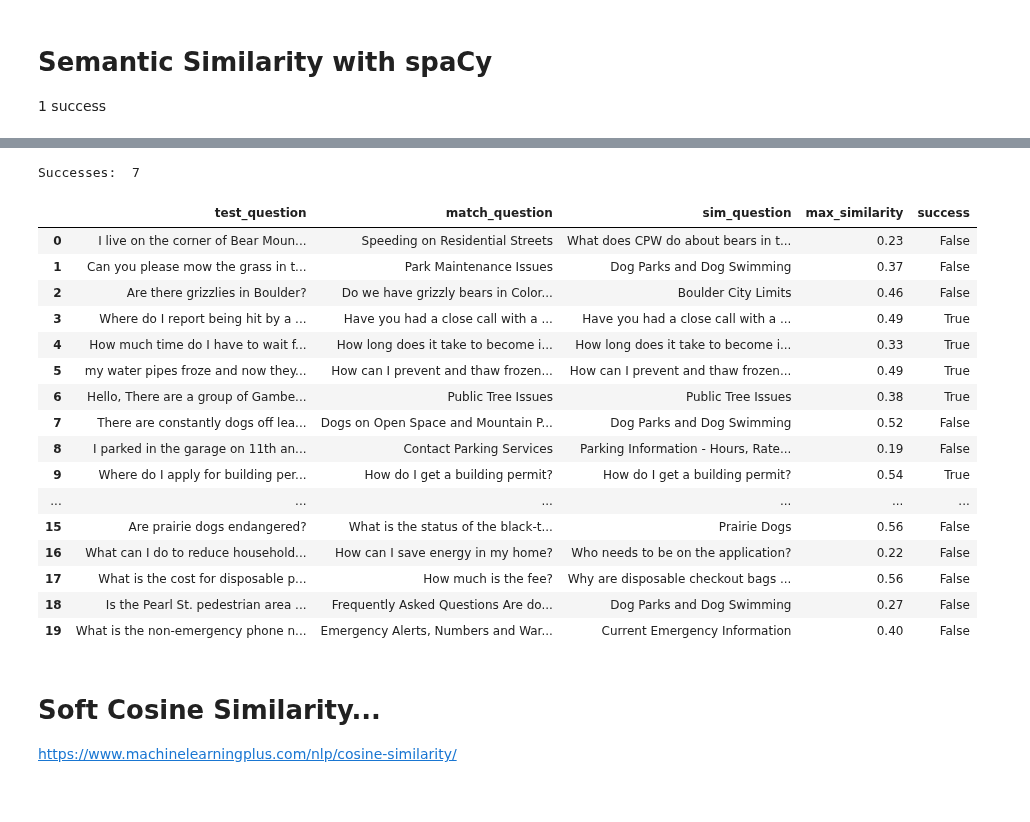
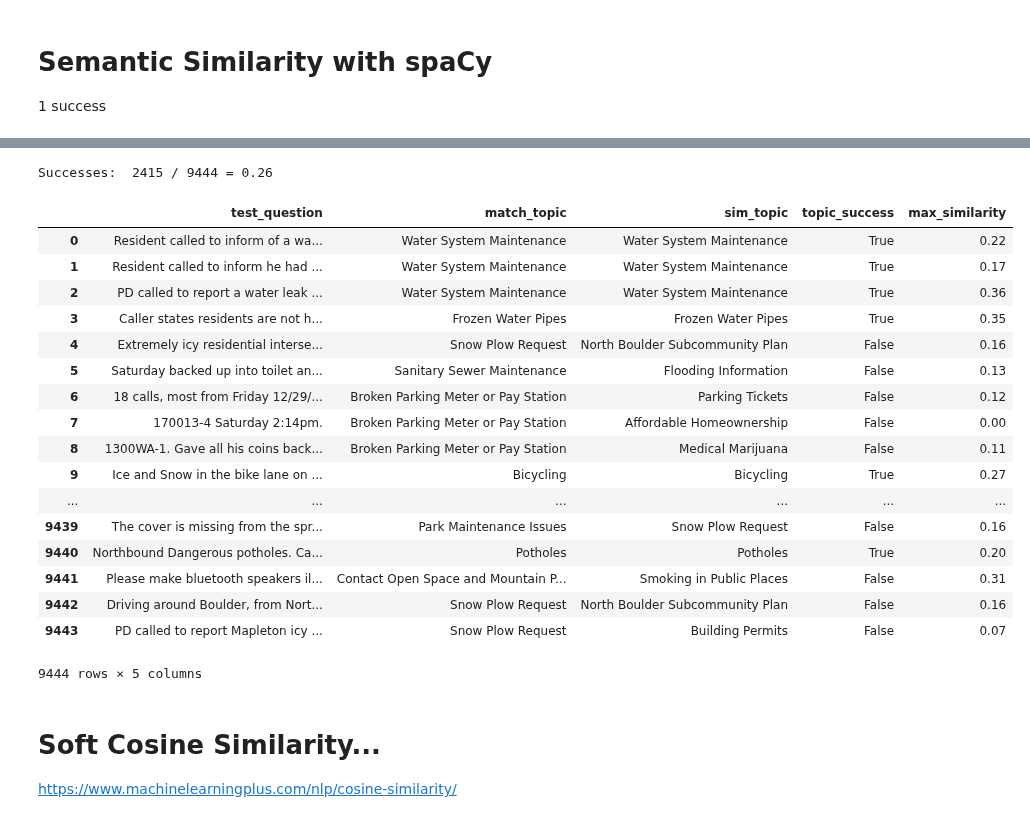
Before and after one commit to willtscott/inquire-boulder-chatbot, a Jupyter notebook: notebooks/faq-chatbot-sandbox.ipynb, the cells around one changed output, grey strips where cells are left out. Saved outputs shown, nothing was run; the diff lists cells and outputs as text; code cells hidden in the pictures.

```diff
--- a/notebooks/faq-chatbot-sandbox.ipynb
+++ b/notebooks/faq-chatbot-sandbox.ipynb
@@ -106,0 +132,10 @@ a_docs = [nlp(entry) for entry in faq.answer]
+# %%
+count_vect = CustomVectorizer(ngram_range=(1, 2), stop_words='english')
+bow_transformer = count_vect.fit(corpus)
+# Tranform corpus itself into BOW
+bow = bow_transformer.transform(corpus)
+
+# Create TFIDF transformer based on faq.question's BOW
+tfidf_transformer = TfidfTransformer().fit(bow)
+# Transform faq.question's BOW into TFIDF
+tfidf = tfidf_transformer.transform(bow)
@@ -134,34 +189,43 @@ def cosine_respond(row):
 
     index, sim = max_sim_skl(query)
 
-    row['sim_question'] = faq.question.iloc[index]
+    if 'match_question' in row.keys():
+        row['sim_question'] = faq.question.iloc[index]
+        row['question_success'] = row.sim_question == row.match_question
+
+    if 'match_topic' in row.keys():
+        row['sim_topic'] = faq.Topic.iloc[index]
+        row['topic_success'] = row.sim_topic == row.match_topic
+
+    row['max_similarity'] = round(sim, 2)
 #     row['info'] = faq.answer.iloc[index]
-    row['max_similarity'] = round(sim, 2)
-    row['success'] = row.sim_question == row.match_question
     return row
-# %%
-results['cosine_similarity'] = test.apply(cosine_respond, axis=1).success
-print('Successes: ', sum(results.cosine_similarity))
-test.apply(cosine_respond, axis=1)
-# %% [output]
-Successes:  7
-|  | test_question | match_question | sim_question | max_similarity | success |
-| 0 | I live on the corner of Bear Moun... | Speeding on Residential Streets | What does CPW do about bears in t... | 0.23 | False |
-| 1 | Can you please mow the grass in t... | Park Maintenance Issues | Dog Parks and Dog Swimming | 0.37 | False |
-| 2 | Are there grizzlies in Boulder? | Do we have grizzly bears in Color... | Boulder City Limits | 0.46 | False |
-| 3 | Where do I report being hit by a ... | Have you had a close call with a ... | Have you had a close call with a ... | 0.49 | True |
-| 4 | How much time do I have to wait f... | How long does it take to become i... | How long does it take to become i... | 0.33 | True |
-| 5 | my water pipes froze and now they... | How can I prevent and thaw frozen... | How can I prevent and thaw frozen... | 0.49 | True |
-| 6 | Hello, There are a group of Gambe... | Public Tree Issues | Public Tree Issues | 0.38 | True |
-| 7 | There are constantly dogs off lea... | Dogs on Open Space and Mountain P... | Dog Parks and Dog Swimming | 0.52 | False |
-| 8 | I parked in the garage on 11th an... | Contact Parking Services | Parking Information - Hours, Rate... | 0.19 | False |
-| 9 | Where do I apply for building per... | How do I get a building permit? | How do I get a building permit? | 0.54 | True |
-| ... | ... | ... | ... | ... | ... |
-| 15 | Are prairie dogs endangered? | What is the status of the black-t... | Prairie Dogs | 0.56 | False |
-| 16 | What can I do to reduce household... | How can I save energy in my home? | Who needs to be on the application? | 0.22 | False |
-| 17 | What is the cost for disposable p... | How much is the fee? | Why are disposable checkout bags ... | 0.56 | False |
-| 18 | Is the Pearl St. pedestrian area ... | Frequently Asked Questions Are do... | Dog Parks and Dog Swimming | 0.27 | False |
-| 19 | What is the non-emergency phone n... | Emergency Alerts, Numbers and War... | Current Emergency Information | 0.40 | False |
+# %%
+t = test.apply(cosine_respond, axis=1)
+# %%
+results['cosine_similarity'] = t.topic_success
+print('Successes: ', sum(results.cosine_similarity), '/', len(results), '=', round(sum(results.cosine_similarity) / len(results), 2))
+t
+# %% [output]
+Successes:  2415 / 9444 = 0.26
+|  | test_question | match_topic | sim_topic | topic_success | max_similarity |
+| 0 | Resident called to inform of a wa... | Water System Maintenance | Water System Maintenance | True | 0.22 |
+| 1 | Resident called to inform he had ... | Water System Maintenance | Water System Maintenance | True | 0.17 |
+| 2 | PD called to report a water leak ... | Water System Maintenance | Water System Maintenance | True | 0.36 |
+| 3 | Caller states residents are not h... | Frozen Water Pipes | Frozen Water Pipes | True | 0.35 |
+| 4 | Extremely icy residential interse... | Snow Plow Request | North Boulder Subcommunity Plan | False | 0.16 |
+| 5 | Saturday backed up into toilet an... | Sanitary Sewer Maintenance | Flooding Information | False | 0.13 |
+| 6 | 18 calls, most from Friday 12/29/... | Broken Parking Meter or Pay Station | Parking Tickets | False | 0.12 |
+| 7 | 170013-4 Saturday 2:14pm. | Broken Parking Meter or Pay Station | Affordable Homeownership | False | 0.00 |
+| 8 | 1300WA-1. Gave all his coins back... | Broken Parking Meter or Pay Station | Medical Marijuana | False | 0.11 |
+| 9 | Ice and Snow in the bike lane on ... | Bicycling | Bicycling | True | 0.27 |
+| ... | ... | ... | ... | ... | ... |
+| 9439 | The cover is missing from the spr... | Park Maintenance Issues | Snow Plow Request | False | 0.16 |
+| 9440 | Northbound Dangerous potholes. Ca... | Potholes | Potholes | True | 0.20 |
+| 9441 | Please make bluetooth speakers il... | Contact Open Space and Mountain P... | Smoking in Public Places | False | 0.31 |
+| 9442 | Driving around Boulder, from Nort... | Snow Plow Request | North Boulder Subcommunity Plan | False | 0.16 |
+| 9443 | PD called to report Mapleton icy ... | Snow Plow Request | Building Permits | False | 0.07 |
+9444 rows × 5 columns
 # %% [markdown]
 # Soft Cosine Similarity...
 https://www.machinelearningplus.com/nlp/cosine-similarity/
```
Also changed, not shown: parts of 44 cells of this notebook, 15 other files.
